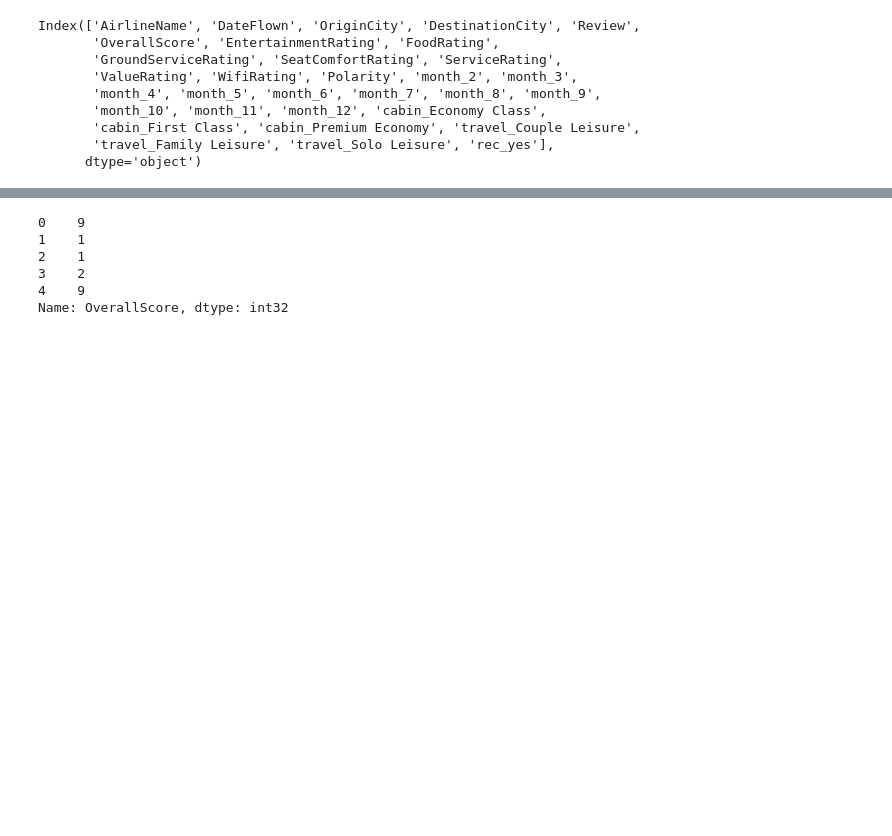
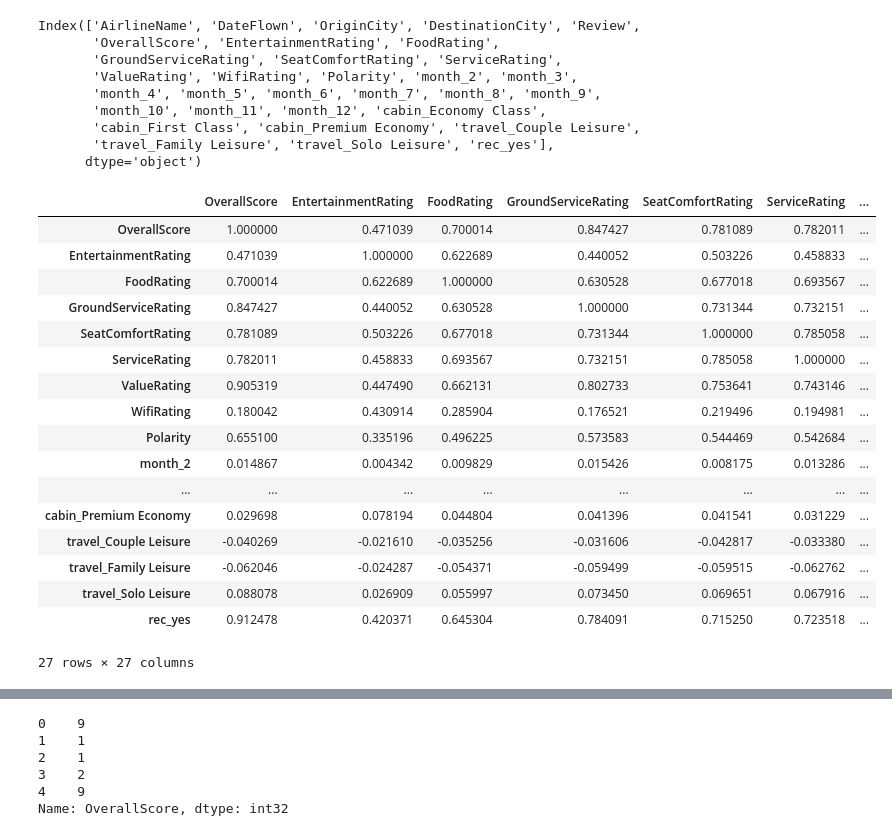
Before and after one commit to rohitv2023/airline_sentiment_analysis, a Jupyter notebook: sentiment_analysis.ipynb, the cells around one changed output, grey strips where cells are left out. Drawn from its saved outputs; the diff is of its cells as text; code cells hidden in the pictures; blank space fills up the shorter version.

```diff
--- a/sentiment_analysis.ipynb
+++ b/sentiment_analysis.ipynb
@@ -286,4 +286,26 @@ Index(['AirlineName', 'DateFlown', 'OriginCity', 'DestinationCity', 'Review',
        'cabin_First Class', 'cabin_Premium Economy', 'travel_Couple Leisure',
        'travel_Family Leisure', 'travel_Solo Leisure', 'rec_yes'],
       dtype='object')
+# %%
+# inspect correlation of features to avoid multicollinearity
+reviews.corr()
+# %% [output]
+|  | OverallScore | EntertainmentRating | FoodRating | GroundServiceRating | SeatComfortRating | ServiceRating | ... |
+| OverallScore | 1.000000 | 0.471039 | 0.700014 | 0.847427 | 0.781089 | 0.782011 | ... |
+| EntertainmentRating | 0.471039 | 1.000000 | 0.622689 | 0.440052 | 0.503226 | 0.458833 | ... |
+| FoodRating | 0.700014 | 0.622689 | 1.000000 | 0.630528 | 0.677018 | 0.693567 | ... |
+| GroundServiceRating | 0.847427 | 0.440052 | 0.630528 | 1.000000 | 0.731344 | 0.732151 | ... |
+| SeatComfortRating | 0.781089 | 0.503226 | 0.677018 | 0.731344 | 1.000000 | 0.785058 | ... |
+| ServiceRating | 0.782011 | 0.458833 | 0.693567 | 0.732151 | 0.785058 | 1.000000 | ... |
+| ValueRating | 0.905319 | 0.447490 | 0.662131 | 0.802733 | 0.753641 | 0.743146 | ... |
+| WifiRating | 0.180042 | 0.430914 | 0.285904 | 0.176521 | 0.219496 | 0.194981 | ... |
+| Polarity | 0.655100 | 0.335196 | 0.496225 | 0.573583 | 0.544469 | 0.542684 | ... |
+| month_2 | 0.014867 | 0.004342 | 0.009829 | 0.015426 | 0.008175 | 0.013286 | ... |
+| ... | ... | ... | ... | ... | ... | ... | ... |
+| cabin_Premium Economy | 0.029698 | 0.078194 | 0.044804 | 0.041396 | 0.041541 | 0.031229 | ... |
+| travel_Couple Leisure | -0.040269 | -0.021610 | -0.035256 | -0.031606 | -0.042817 | -0.033380 | ... |
+| travel_Family Leisure | -0.062046 | -0.024287 | -0.054371 | -0.059499 | -0.059515 | -0.062762 | ... |
+| travel_Solo Leisure | 0.088078 | 0.026909 | 0.055997 | 0.073450 | 0.069651 | 0.067916 | ... |
+| rec_yes | 0.912478 | 0.420371 | 0.645304 | 0.784091 | 0.715250 | 0.723518 | ... |
+27 rows × 27 columns
 # %%
```
Also changed, not shown: parts of 5 cells of this notebook.
